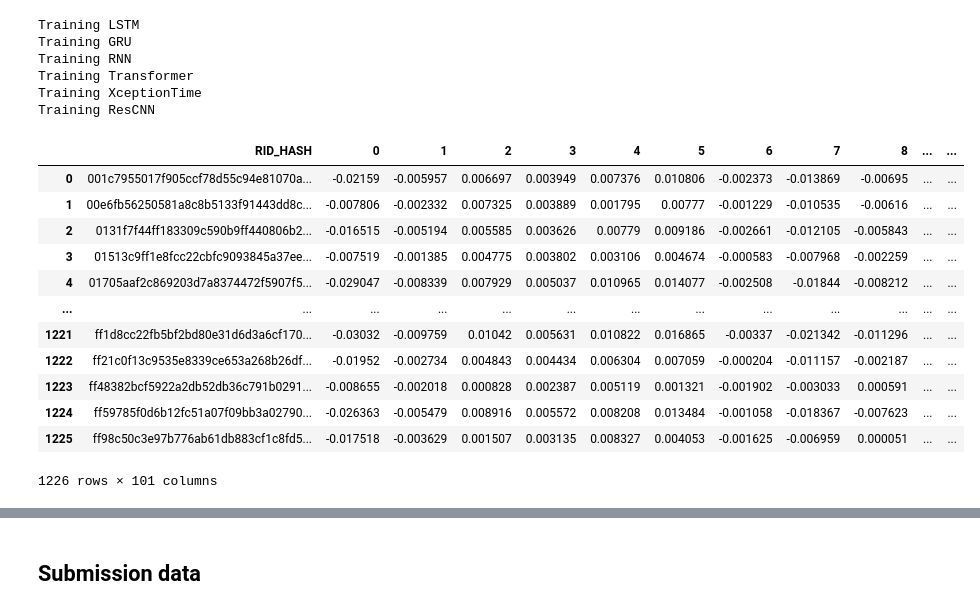
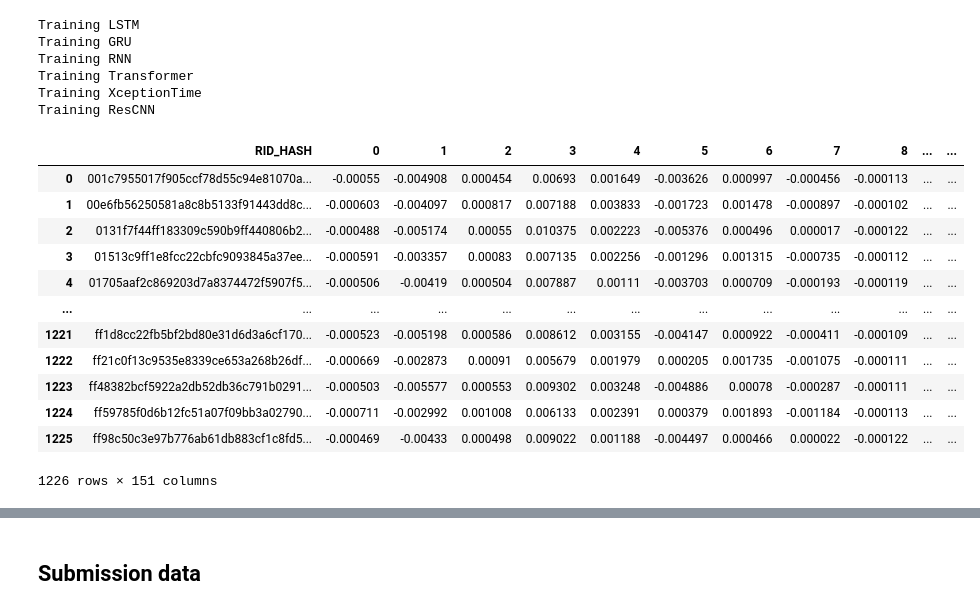
Before and after one commit to bcebere/genentech-404-challenge, a Jupyter notebook: explore_score_take7.ipynb, the cells around one changed output, grey strips where cells are left out. Drawn from its saved outputs; the diff is of its cells as text; code cells hidden in the pictures.

```diff
--- a/explore_score_take7.ipynb
+++ b/explore_score_take7.ipynb
@@ -407,14 +419,16 @@ def prepare_age(train_data, test_data):
     return test_data
 
 
-def interm_imputation(train_data, test_data):
+def interm_imputation(test_data, forward_first = True):
     test_data = test_data.copy()
 
     for rid in test_data["RID_HASH"].unique():
         local = test_data[test_data["RID_HASH"] == rid]
 
-        local = local.ffill()
-        local = local.bfill()
+        if forward_first:
+            local = local.ffill().bfill()
+        else:
+            local = local.bfill().ffill()
 
         test_data.loc[test_data["RID_HASH"] == rid] = local
 
@@ -495,7 +509,7 @@ def impute_data_step(
     print(" >>> Evaluate constants", test_id, test_data.isna().sum().sum())
     test_data = prepare_consts(train_data, test_data)
     test_data = prepare_age(train_data, test_data)
-    test_data = interm_imputation(train_data, test_data)
+    test_data = interm_imputation(test_data)
 
     print(
         " >>> Evaluate static imputation",
@@ -512,7 +526,7 @@ def impute_data_step(
     test_data = prepare_consts(train_data, test_data)
     test_data = prepare_age(train_data, test_data)
 
-    test_data = interm_imputation(train_data, test_data)
+    test_data = interm_imputation(test_data)
 
     assert test_data.isna().sum().sum() == 0, test_data
 
@@ -675,9 +689,14 @@ from sklearn.model_selection import train_test_split
 
 from ts_imputer import TimeSeriesImputer, modes
 
+n_hidden_units = 150
+n_hidden_layers = 2
+
 for mode in modes:
     print("Training", mode)
-    bkp_file = workspace / f"nn_imputer_mode_{mode}.bkp"
+    bkp_file = workspace / f"nn_imputer_mode_{mode}_{n_hidden_layers}_{n_hidden_units}.bkp"
+    #bkp_file = workspace / f"nn_imputer_mode_{mode}.bkp"
+
 
     if bkp_file.exists():
         continue
@@ -686,12 +705,12 @@ for mode in modes:
         n_units_in=testcases[0].shape[-1] - 1,  # DROP RID_HASH
         n_units_out_static=full_output_static.shape[-1] - 1,  # DROP RID_HASH
         n_units_out_temporal=full_output_temporal.shape[-1]- 2,  # DROP RID_HASH and VISCODE
-        nonlin="relu",
+        nonlin="leaky_relu",
         dropout=0.05,
         # nonlin_out_static = activation_layout_static,
         # nonlin_out_temporal = activation_layout_temporal,
         n_layers_hidden=2,
-        n_units_hidden=100,
+        n_units_hidden=150,
         n_iter=10000,
         mode=mode,
         residual=False,
@@ -731,7 +750,9 @@ from hyperimpute.utils.serialization import (load_model_from_file,
 
 
 def get_latent_imputer(mode):
-    bkp_file = workspace / f"nn_imputer_mode_{mode}.bkp"
+    #bkp_file = workspace / f"nn_imputer_mode_{mode}.bkp"
+    bkp_file = workspace / f"nn_imputer_mode_{mode}_{n_hidden_layers}_{n_hidden_units}.bkp"
+
     return load_model_from_file(bkp_file)
 
 def generate_latent_repr(ref_df, mode):
@@ -739,46 +760,46 @@ def generate_latent_repr(ref_df, mode):
 
     _, test_input = generate_testcase(ref_df)
     test_id = dataframe_hash(test_input)
-    bkp_file = workspace / f"latent_repr_testcase_{test_id}_{mode}.bkp"
+    bkp_file = workspace / f"latent_repr_testcase_{test_id}_{mode}_{n_hidden_layers}_{n_hidden_units}.bkp"
     if bkp_file.exists():
         latent = load_model_from_file(bkp_file)
     else:
         latent = imputer.predict_latent(test_input)
         save_model_to_file(bkp_file, latent)
     return latent
 
 def generate_training_latent_repr(mode):
     imputer = get_latent_imputer(mode=mode)
 
     output = []
     for idx, full_input in enumerate(testcases):
         test_id = dataframe_hash(full_input)
-        bkp_file = workspace / f"latent_repr_testcase_{test_id}_{mode}.bkp"
+        bkp_file = workspace / f"latent_repr_testcase_{test_id}_{mode}_{n_hidden_layers}_{n_hidden_units}.bkp"
         if bkp_file.exists():
             latent = load_model_from_file(bkp_file)
         else:
             latent = imputer.predict_latent(full_input)
             save_model_to_file(bkp_file, latent)
         output.append(latent)
     return output
 
 
 train_latents = {}
 for mode in modes:
     train_latents[mode] = generate_training_latent_repr(mode=mode)
 
 train_latents["LSTM"][0]
 # %% [output]
 |  | RID_HASH | 0 | 1 | 2 | 3 | 4 | 5 | 6 | 7 | 8 | ... | ... |
-| 0 | 001c7955017f905ccf78d55c94e81070a... | -0.02159 | -0.005957 | 0.006697 | 0.003949 | 0.007376 | 0.010806 | -0.002373 | -0.013869 | -0.00695 | ... | ... |
-| 1 | 00e6fb56250581a8c8b5133f91443dd8c... | -0.007806 | -0.002332 | 0.007325 | 0.003889 | 0.001795 | 0.00777 | -0.001229 | -0.010535 | -0.00616 | ... | ... |
-| 2 | 0131f7f44ff183309c590b9ff440806b2... | -0.016515 | -0.005194 | 0.005585 | 0.003626 | 0.00779 | 0.009186 | -0.002661 | -0.012105 | -0.005843 | ... | ... |
-| 3 | 01513c9ff1e8fcc22cbfc9093845a37ee... | -0.007519 | -0.001385 | 0.004775 | 0.003802 | 0.003106 | 0.004674 | -0.000583 | -0.007968 | -0.002259 | ... | ... |
-| 4 | 01705aaf2c869203d7a8374472f5907f5... | -0.029047 | -0.008339 | 0.007929 | 0.005037 | 0.010965 | 0.014077 | -0.002508 | -0.01844 | -0.008212 | ... | ... |
+| 0 | 001c7955017f905ccf78d55c94e81070a... | -0.00055 | -0.004908 | 0.000454 | 0.00693 | 0.001649 | -0.003626 | 0.000997 | -0.000456 | -0.000113 | ... | ... |
+| 1 | 00e6fb56250581a8c8b5133f91443dd8c... | -0.000603 | -0.004097 | 0.000817 | 0.007188 | 0.003833 | -0.001723 | 0.001478 | -0.000897 | -0.000102 | ... | ... |
+| 2 | 0131f7f44ff183309c590b9ff440806b2... | -0.000488 | -0.005174 | 0.00055 | 0.010375 | 0.002223 | -0.005376 | 0.000496 | 0.000017 | -0.000122 | ... | ... |
+| 3 | 01513c9ff1e8fcc22cbfc9093845a37ee... | -0.000591 | -0.003357 | 0.00083 | 0.007135 | 0.002256 | -0.001296 | 0.001315 | -0.000735 | -0.000112 | ... | ... |
+| 4 | 01705aaf2c869203d7a8374472f5907f5... | -0.000506 | -0.00419 | 0.000504 | 0.007887 | 0.00111 | -0.003703 | 0.000709 | -0.000193 | -0.000119 | ... | ... |
 | ... | ... | ... | ... | ... | ... | ... | ... | ... | ... | ... | ... | ... |
-| 1221 | ff1d8cc22fb5bf2bd80e31d6d3a6cf170... | -0.03032 | -0.009759 | 0.01042 | 0.005631 | 0.010822 | 0.016865 | -0.00337 | -0.021342 | -0.011296 | ... | ... |
-| 1222 | ff21c0f13c9535e8339ce653a268b26df... | -0.01952 | -0.002734 | 0.004843 | 0.004434 | 0.006304 | 0.007059 | -0.000204 | -0.011157 | -0.002187 | ... | ... |
-| 1223 | ff48382bcf5922a2db52db36c791b0291... | -0.008655 | -0.002018 | 0.000828 | 0.002387 | 0.005119 | 0.001321 | -0.001902 | -0.003033 | 0.000591 | ... | ... |
-| 1224 | ff59785f0d6b12fc51a07f09bb3a02790... | -0.026363 | -0.005479 | 0.008916 | 0.005572 | 0.008208 | 0.013484 | -0.001058 | -0.018367 | -0.007623 | ... | ... |
-| 1225 | ff98c50c3e97b776ab61db883cf1c8fd5... | -0.017518 | -0.003629 | 0.001507 | 0.003135 | 0.008327 | 0.004053 | -0.001625 | -0.006959 | 0.000051 | ... | ... |
+| 1221 | ff1d8cc22fb5bf2bd80e31d6d3a6cf170... | -0.000523 | -0.005198 | 0.000586 | 0.008612 | 0.003155 | -0.004147 | 0.000922 | -0.000411 | -0.000109 | ... | ... |
+| 1222 | ff21c0f13c9535e8339ce653a268b26df... | -0.000669 | -0.002873 | 0.00091 | 0.005679 | 0.001979 | 0.000205 | 0.001735 | -0.001075 | -0.000111 | ... | ... |
+| 1223 | ff48382bcf5922a2db52db36c791b0291... | -0.000503 | -0.005577 | 0.000553 | 0.009302 | 0.003248 | -0.004886 | 0.00078 | -0.000287 | -0.000111 | ... | ... |
+| 1224 | ff59785f0d6b12fc51a07f09bb3a02790... | -0.000711 | -0.002992 | 0.001008 | 0.006133 | 0.002391 | 0.000379 | 0.001893 | -0.001184 | -0.000113 | ... | ... |
+| 1225 | ff98c50c3e97b776ab61db883cf1c8fd5... | -0.000469 | -0.00433 | 0.000498 | 0.009022 | 0.001188 | -0.004497 | 0.000466 | 0.000022 | -0.000122 | ... | ... |
-1226 rows × 101 columns
+1226 rows × 151 columns
```
Also changed, not shown: parts of 39 cells of this notebook.
